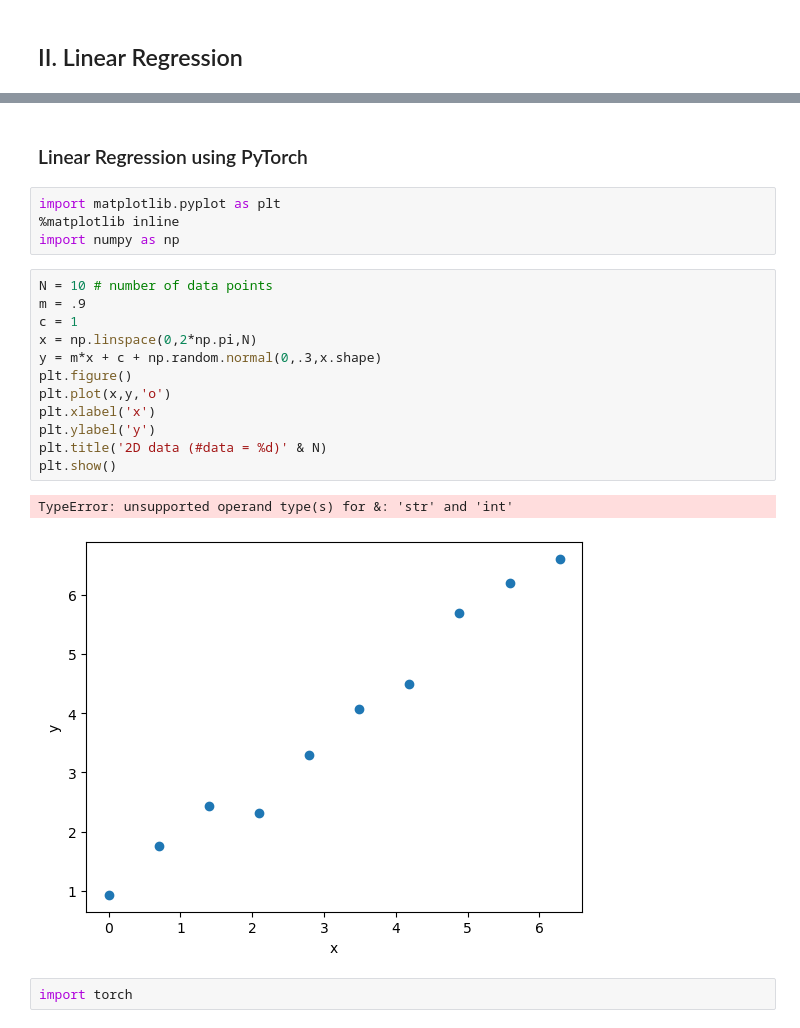
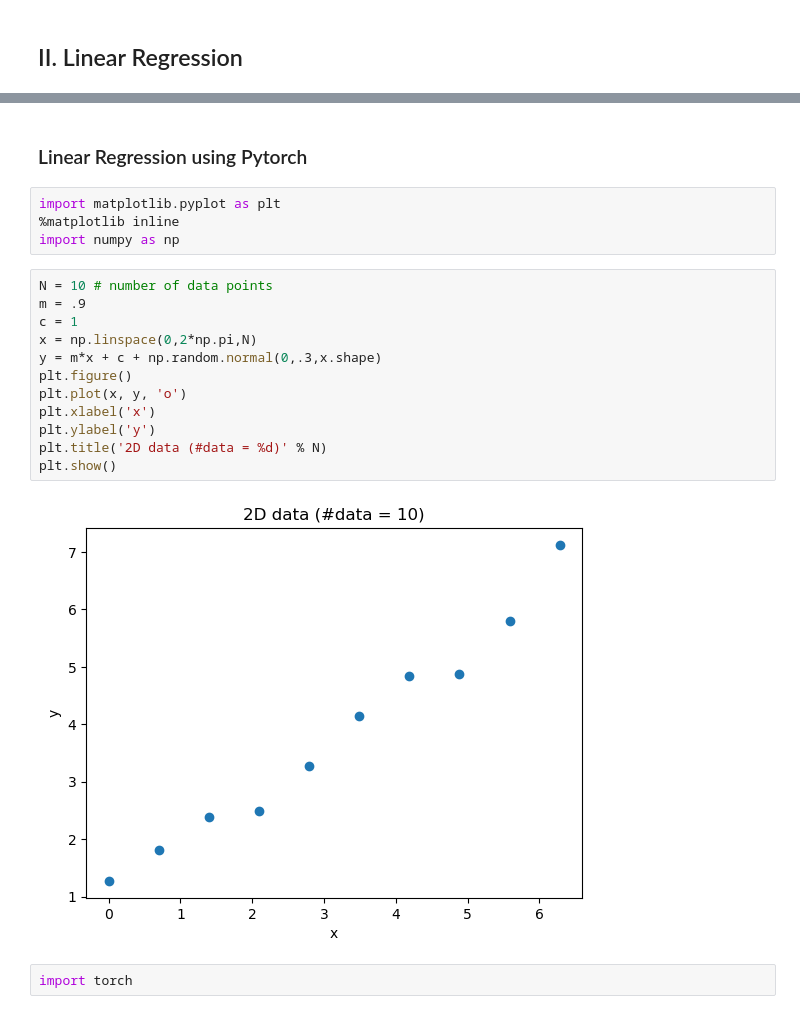
Before and after one commit to tangquochung/Data_Mining_Lab, a Jupyter notebook: Lab4/QuocHung_Lab4_InClass.ipynb, the cells around one changed output, grey strips where cells are left out. Drawn from its saved outputs; the diff is of its cells as text.

```diff
--- a/Lab4/QuocHung_Lab4_InClass.ipynb
+++ b/Lab4/QuocHung_Lab4_InClass.ipynb
@@ -264,7 +282,7 @@ print(reg_all.score(features, y_life))
 # %% [output]
 0.8914651485793136
 # %% [markdown]
-### Linear Regression using PyTorch
+### Linear Regression using Pytorch
 # %%
 import matplotlib.pyplot as plt
 %matplotlib inline
@@ -272,18 +290,17 @@ import numpy as np
 # %%
 N = 10 # number of data points
 m = .9
 c = 1
 x = np.linspace(0,2*np.pi,N)
 y = m*x + c + np.random.normal(0,.3,x.shape)
 plt.figure()
-plt.plot(x,y,'o')
+plt.plot(x, y, 'o')
 plt.xlabel('x')
 plt.ylabel('y')
-plt.title('2D data (#data = %d)' & N)
+plt.title('2D data (#data = %d)' % N)
 plt.show()
 # %% [output]
-TypeError: unsupported operand type(s) for &: 'str' and 'int'
-[figure, old version]
+[figure, new version]
 # %%
 import torch
 # %% [markdown]
```
Also changed, not shown: parts of 81 cells of this notebook, 4 other files.
